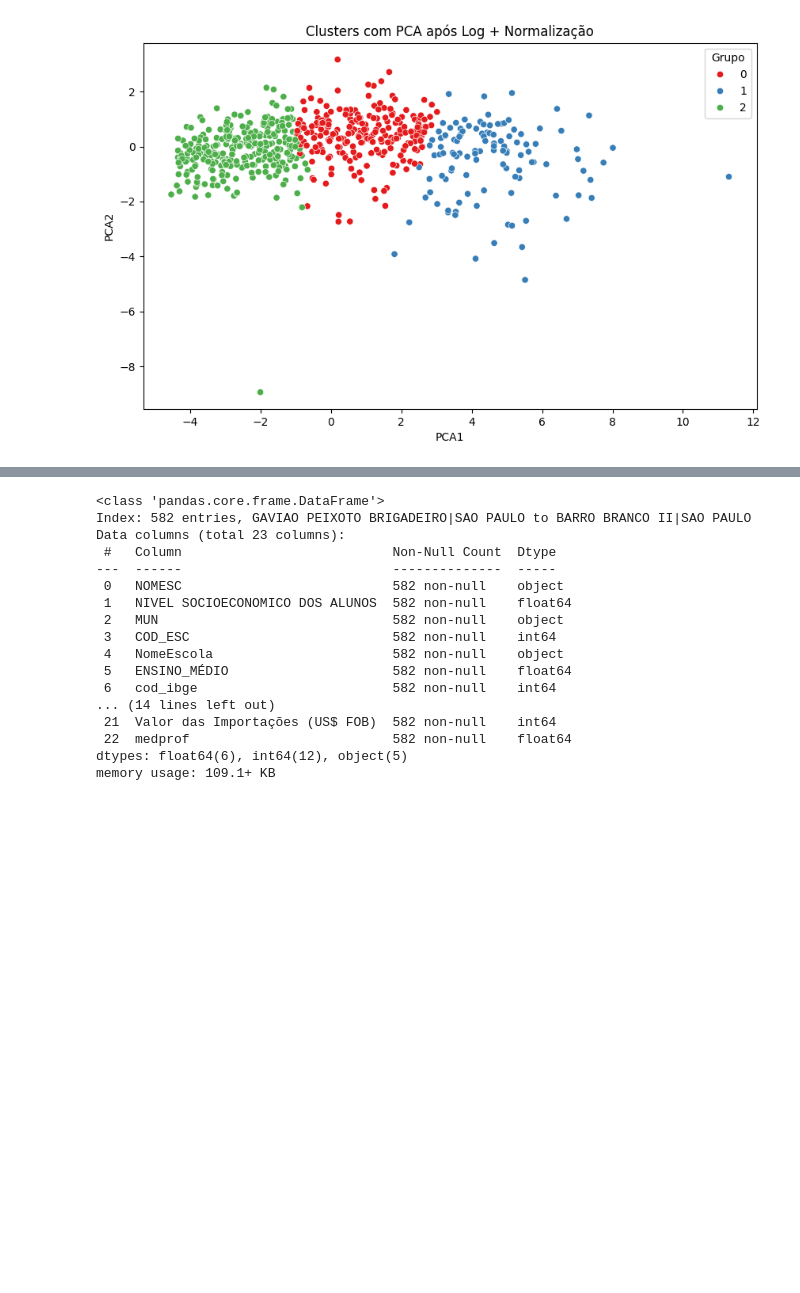
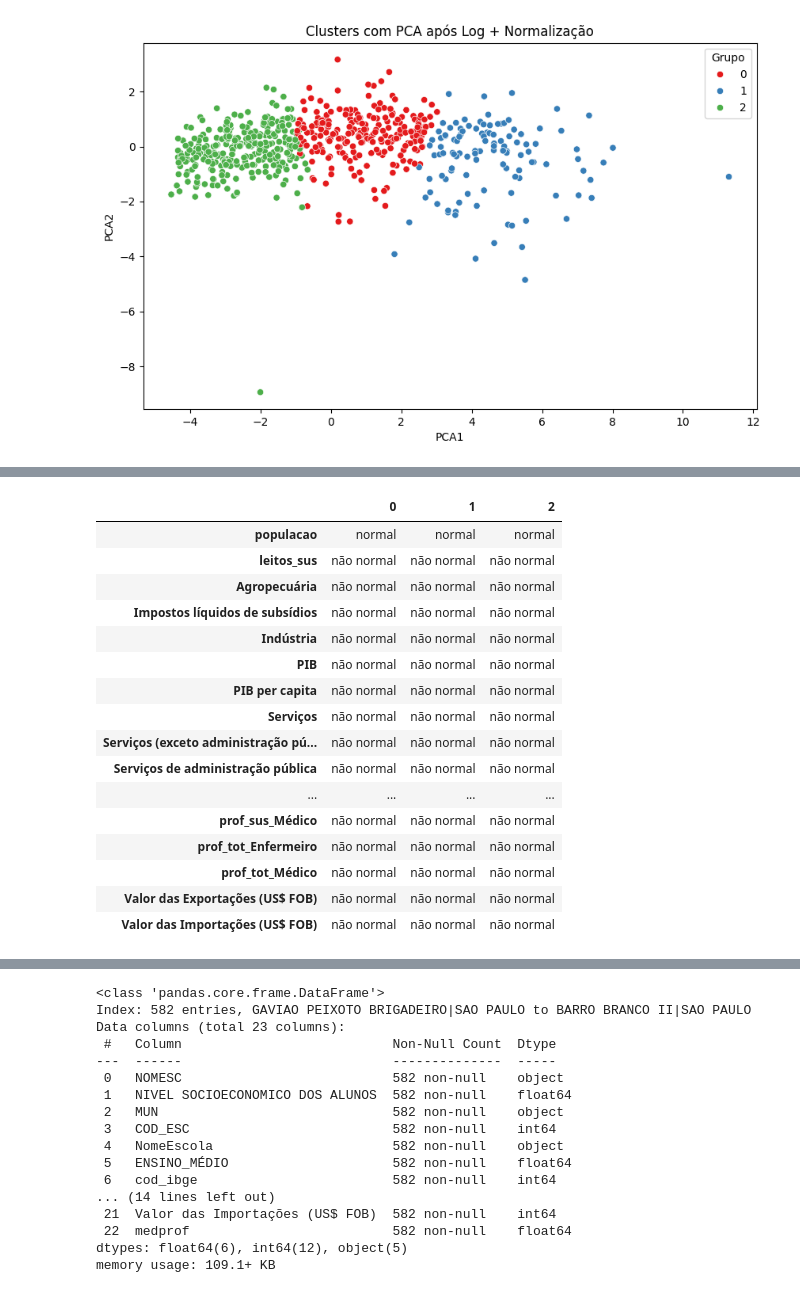
Before and after one commit to tiagogodoi/infra-ensino, a Jupyter notebook: TCC-final-2023.ipynb, the cells around one changed output, grey strips where cells are left out. Cells and saved outputs as stored; diff of their text form; code cells hidden in the pictures; blank space fills up the shorter version.

Commit message:
Adicionado teste de hipótese nos dados de infra

```diff
--- a/TCC-final-2023.ipynb
+++ b/TCC-final-2023.ipynb
@@ -442 +437,43 @@ grupo1
+# %%
+#testar normalidade dos dados
+from scipy.stats import shapiro
+
+df_agrupado = df_comp_pre_knn.drop(["PCA1", "PCA2"], axis=1)
+df_agrupado = df_agrupado[[col for col in df_agrupado.columns if not col.endswith('_log')]]
+stat, p = shapiro(df_agrupado[df_agrupado["Grupo"] == 1]["populacao"])
+
+def normalidade(p):
+  if p > 0.05:
+    return "normal"
+  else:
+    return "não normal"
+
+dict_shapiro = {}
+for i in range(0,3):
+  dict_shapiro[i] = {}
+  for col in df_agrupado.drop(["municipio", "Grupo", "Cod_IBGE"], axis=1).columns:
+    stat, p = shapiro(df_agrupado[df_agrupado["Grupo"] == i][col])
+    dict_shapiro[i][col] = normalidade(p)
+dict_shapiro
+
+df_shapiro = pd.DataFrame(dict_shapiro)
+df_shapiro
+# %% [output]
+|  | 0 | 1 | 2 |
+| populacao | normal | normal | normal |
+| leitos_sus | não normal | não normal | não normal |
+| Agropecuária | não normal | não normal | não normal |
+| Impostos líquidos de subsídios | não normal | não normal | não normal |
+| Indústria | não normal | não normal | não normal |
+| PIB | não normal | não normal | não normal |
+| PIB per capita | não normal | não normal | não normal |
+| Serviços | não normal | não normal | não normal |
+| Serviços (exceto administração pú... | não normal | não normal | não normal |
+| Serviços de administração pública | não normal | não normal | não normal |
+| ... | ... | ... | ... |
+| prof_sus_Médico | não normal | não normal | não normal |
+| prof_tot_Enfermeiro | não normal | não normal | não normal |
+| prof_tot_Médico | não normal | não normal | não normal |
+| Valor das Exportações (US$ FOB) | não normal | não normal | não normal |
+| Valor das Importações (US$ FOB) | não normal | não normal | não normal |
 # %%
```
Also changed, not shown: parts of 10 cells of this notebook.
